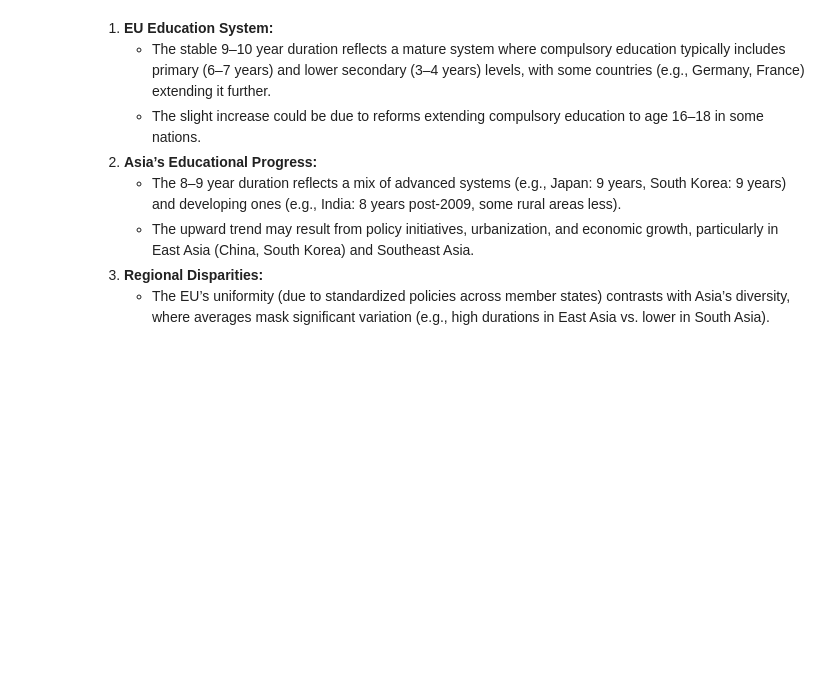
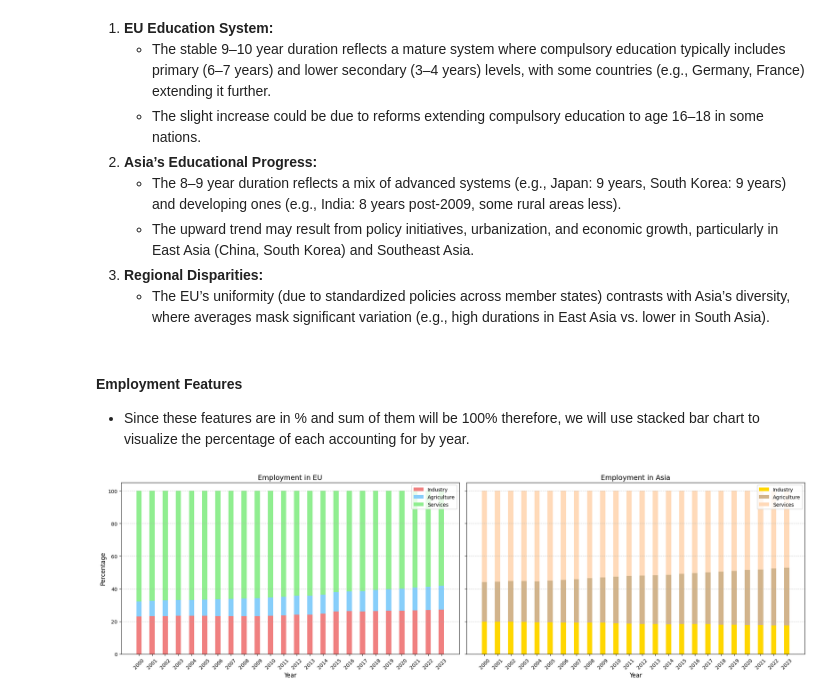
Before and after one commit to truongthuankiet1990gmailcom/Data-Visualization-HW2, a Jupyter notebook: 22127224_22127254.ipynb, the cells around one changed output. Drawn from its saved outputs; the diff is of its cells as text; code cells hidden in the pictures; blank space fills up the shorter version.

```diff
--- a/22127224_22127254.ipynb
+++ b/22127224_22127254.ipynb
@@ -755,3 +755,47 @@ plt.show()
     - The upward trend may result from policy initiatives, urbanization, and economic growth, particularly in East Asia (China, South Korea) and Southeast Asia.
 3. **Regional Disparities:**
     - The EU’s uniformity (due to standardized policies across member states) contrasts with Asia’s diversity, where averages mask significant variation (e.g., high durations in East Asia vs. lower in South Asia).
+# %% [markdown]
+#### Employment Features
+- Since these features are in % and sum of them will be 100% therefore, we will use stacked bar chart to visualize the percentage of each accounting for by year.
+# %%
+avg_percentages_eu_by_year = EU_df.groupby('Year')[cols_1].mean()
+avg_percentages_asia_by_year = Asia_df.groupby('Year')[cols_1].mean()
+
+bar_width = 0.4
+years = np.array(EU_df['Year'].unique())
+
+fig, axes = plt.subplots(1, 2, figsize=(20, 6), sharey=True)  # Share y-axis for comparison
+
+axes[0].bar(years, avg_percentages_eu_by_year['Employment in Industry(%)'], width=bar_width, label='Industry', color='lightcoral')
+axes[0].bar(years, avg_percentages_eu_by_year['Employment in Agriculture(%)'], width=bar_width, label='Agriculture', color='lightskyblue',
+            bottom=avg_percentages_eu_by_year['Employment in Industry(%)'])
+axes[0].bar(years, avg_percentages_eu_by_year['Employment in Services(%)'], width=bar_width, label='Services', color='lightgreen',
+            bottom=avg_percentages_eu_by_year['Employment in Industry(%)'] + avg_percentages_eu_by_year['Employment in Agriculture(%)'])
+
+axes[0].set_title('Employment in EU', fontsize=14)
+axes[0].set_xlabel('Year', fontsize=12)
+axes[0].set_ylabel('Percentage', fontsize=12)
+axes[0].set_xticks(years)
+axes[0].tick_params(axis='x', rotation=45)
+axes[0].legend(loc='upper right')
+axes[0].grid(axis='y', linestyle="--", alpha=0.6)
+
+axes[1].bar(years, avg_percentages_asia_by_year['Employment in Industry(%)'], width=bar_width, label='Industry', color='gold')
+axes[1].bar(years, avg_percentages_asia_by_year['Employment in Agriculture(%)'], width=bar_width, label='Agriculture', color='tan',
+            bottom=avg_percentages_asia_by_year['Employment in Industry(%)'])
+axes[1].bar(years, avg_percentages_asia_by_year['Employment in Services(%)'], width=bar_width, label='Services', color='peachpuff',
+            bottom=avg_percentages_asia_by_year['Employment in Industry(%)'] + avg_percentages_asia_by_year['Employment in Agriculture(%)'])
+
+axes[1].set_title('Employment in Asia', fontsize=14)
+axes[1].set_xlabel('Year', fontsize=12)
+axes[1].set_xticks(years)
+axes[1].tick_params(axis='x', rotation=45)
+axes[1].legend(loc='upper right')
+axes[1].grid(axis='y', linestyle="--", alpha=0.6)
+
+plt.tight_layout()
+
+plt.show()
+# %% [output]
+[figure, added]
```
Also changed, not shown: parts of 15 cells of this notebook.
